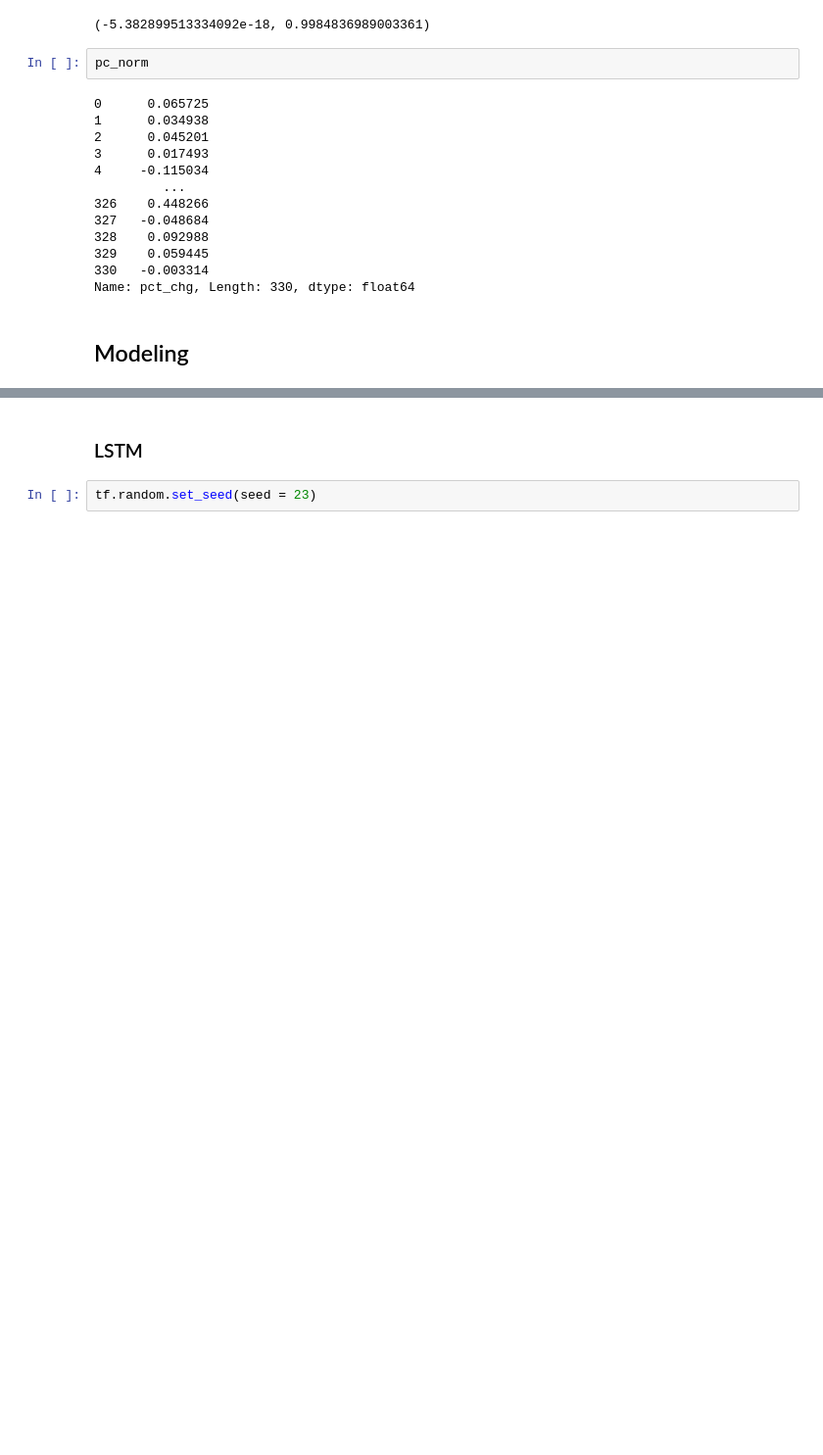
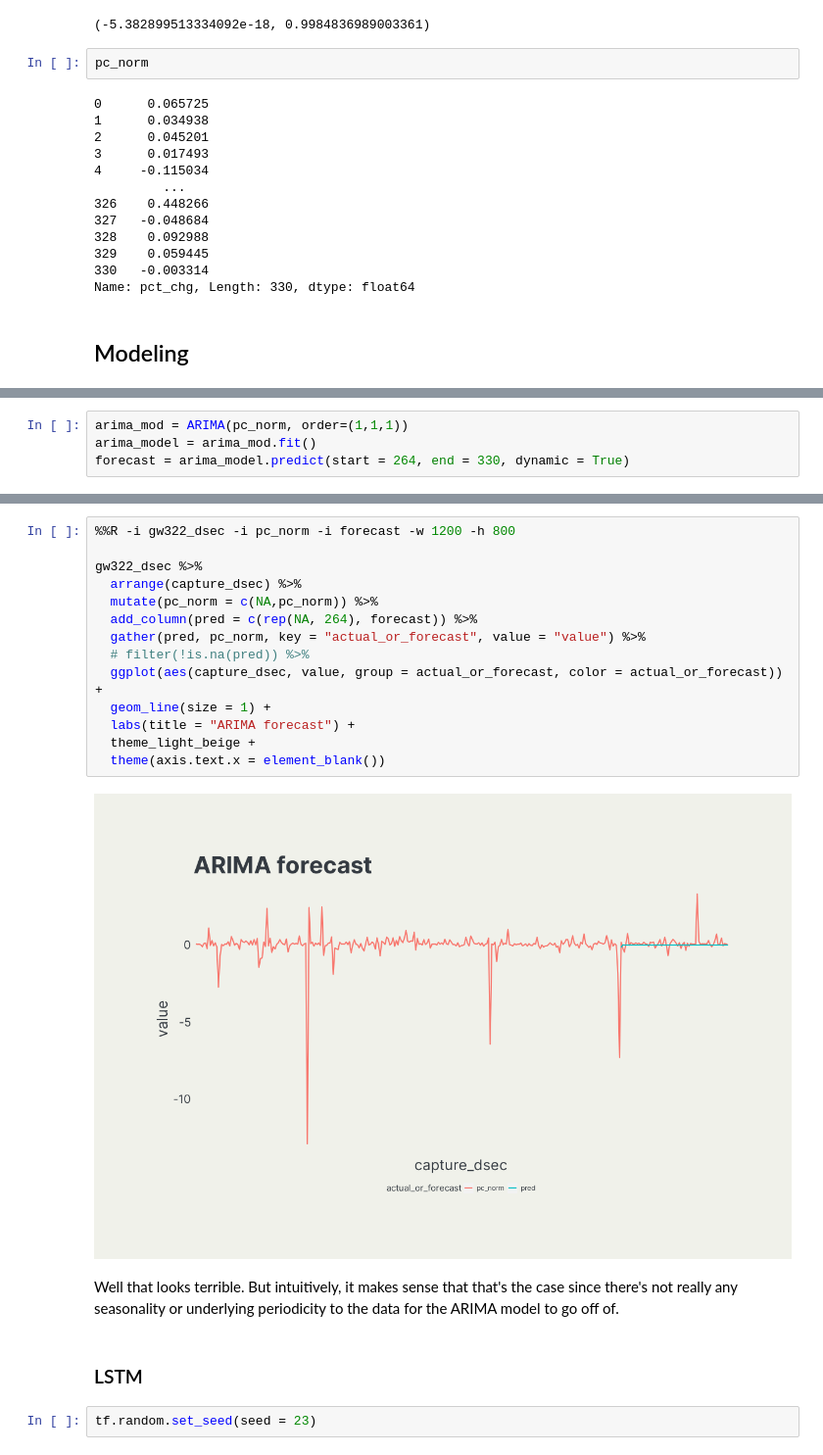
Before and after one commit to sullivannicole/grav-waves, a Jupyter notebook: 02_modeling.ipynb, the cells around one changed output, grey strips where cells are left out. Shown at 98% size. Drawn from its saved outputs; the diff is of its cells as text; blank space fills up the shorter version.

Commit message:
Add basic ARIMA model

```diff
--- a/02_modeling.ipynb
+++ b/02_modeling.ipynb
@@ -287,0 +300,4 @@ Name: pct_chg, Length: 330, dtype: float64
+# %%
+arima_mod = ARIMA(pc_norm, order=(1,1,1))
+arima_model = arima_mod.fit()
+forecast = arima_model.predict(start = 264, end = 330, dynamic = True)
@@ -288,3 +323,21 @@ Name: pct_chg, Length: 330, dtype: float64
+# %%
+%%R -i gw322_dsec -i pc_norm -i forecast -w 1200 -h 800
+
+gw322_dsec %>%
+  arrange(capture_dsec) %>%
+  mutate(pc_norm = c(NA,pc_norm)) %>%
+  add_column(pred = c(rep(NA, 264), forecast)) %>%
+  gather(pred, pc_norm, key = "actual_or_forecast", value = "value") %>%
+  # filter(!is.na(pred)) %>%
+  ggplot(aes(capture_dsec, value, group = actual_or_forecast, color = actual_or_forecast)) +
+  geom_line(size = 1) +
+  labs(title = "ARIMA forecast") +
+  theme_light_beige +
+  theme(axis.text.x = element_blank())
+# %% [output]
+[figure, added]
+# %% [markdown]
+Well that looks terrible. But intuitively, it makes sense that that's the case since there's not really any seasonality or underlying periodicity to the data for the ARIMA model to go off of.
 # %% [markdown]
 ### LSTM
 # %%
```
Also changed, not shown: parts of 16 cells of this notebook.
